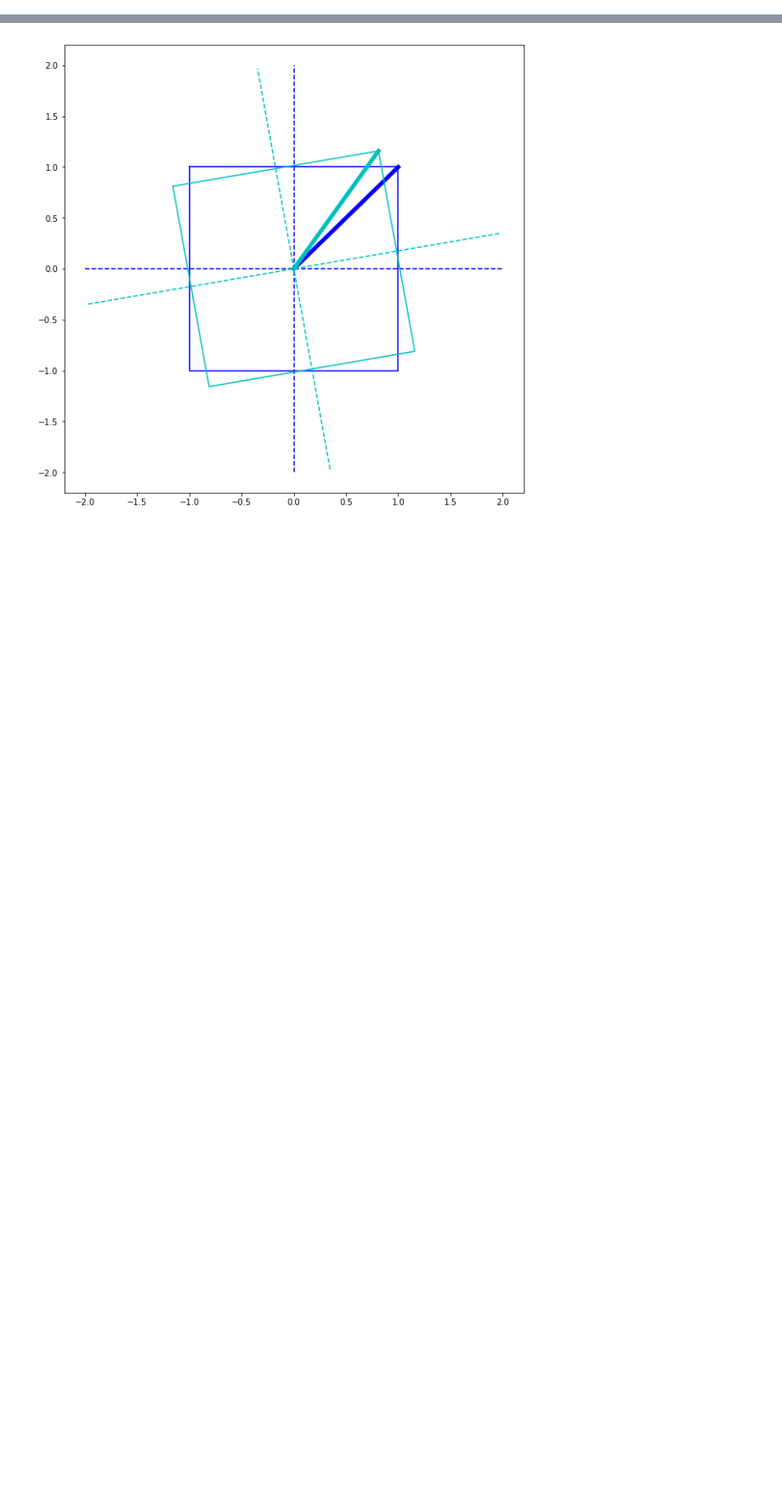
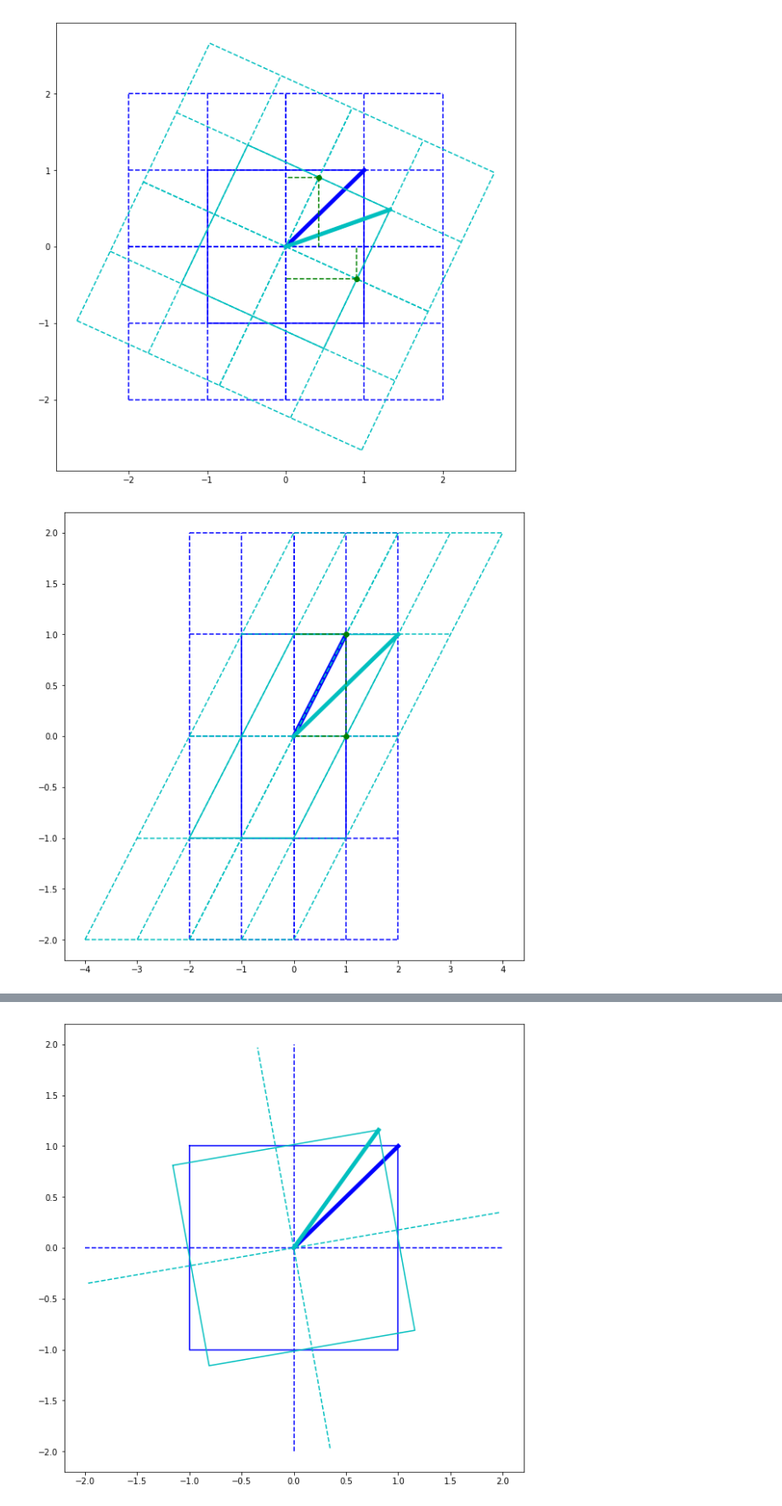
Before and after one commit to irfanhasib0/Control-algorithms, a Jupyter notebook: Linear Algebra.ipynb, the cells around one changed output, grey strips where cells are left out. Shown: that part at 85% size. Drawn from its saved outputs; the diff is of its cells as text; code cells hidden in the pictures; blank space fills up the shorter version.

```diff
--- a/Linear Algebra.ipynb
+++ b/Linear Algebra.ipynb
@@ -0,0 +135,25 @@
+# %%
+
+import time
+#for i in range(1,90,10):
+#    lt=Linear_Transform(angle=i)
+#    time.sleep(.1)
+phi=np.deg2rad(25)
+matrix1=np.array([[math.cos(phi),math.sin(phi)],
+                [-math.sin(phi),math.cos(phi)]])
+matrix2=np.array([[1 , 1],
+                 [0 , 1]])
+matrix3=np.array([[1 , 1],
+                 [1 , 1]])
+matrix4=np.array([[1 , 1],
+                 [1 , 2]])
+vect=[[0,0],
+      [1,1]]
+#vect=[[1,1]]
+vect=np.array(vect,dtype=np.float64)
+mats = [matrix1,matrix2,matrix3,matrix4]
+for mat in mats:
+    lt=Linear_Transform(vect,mat)
+# %% [output]
+[figure, added]
+[figure, added]
```
Also changed, not shown: parts of 10 cells of this notebook.
